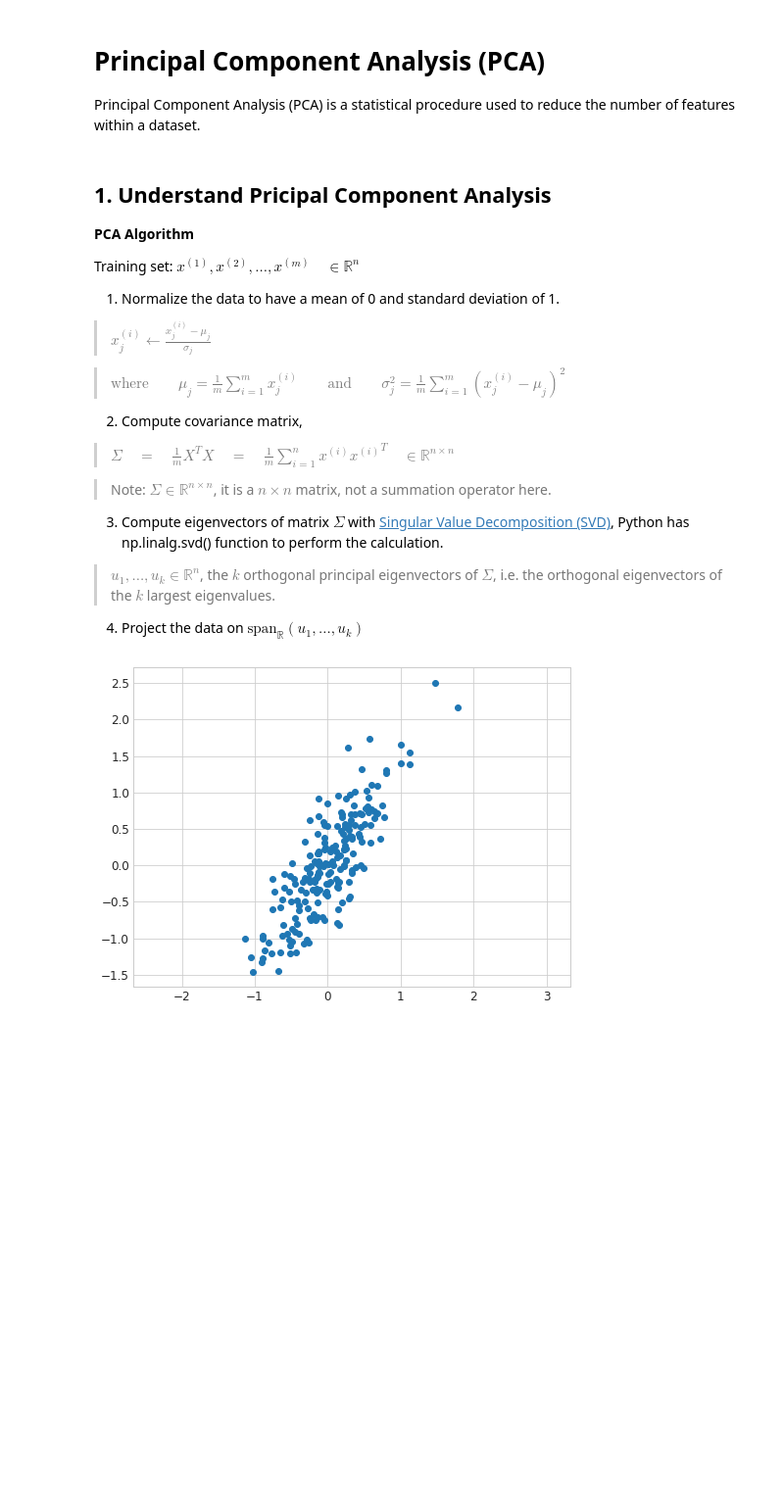
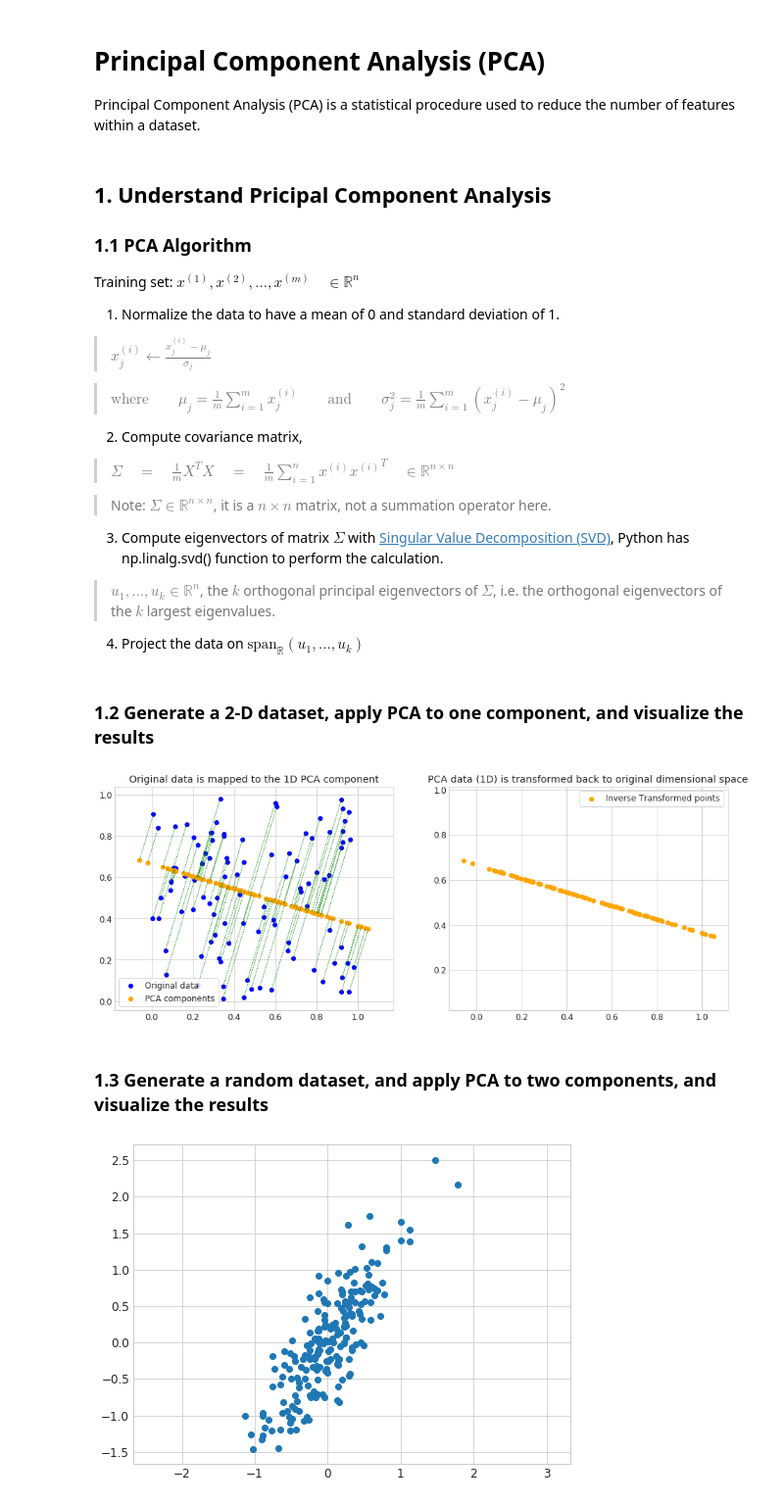
Before and after one commit to jchen8000/MachineLearning, a Jupyter notebook: Clustering and Unsupervised Learning/Principal_Component_Analysis_(PCA).ipynb, the cells around one changed output. Shown: that part at 98% size. Saved outputs shown, nothing was run; the diff lists cells and outputs as text; code cells hidden in the pictures; blank space fills up the shorter version.

```diff
--- a/Clustering and Unsupervised Learning/Principal_Component_Analysis_(PCA).ipynb
+++ b/Clustering and Unsupervised Learning/Principal_Component_Analysis_(PCA).ipynb
@@ -8,7 +8,7 @@ Principal Component Analysis (PCA) is a statistical procedure used to reduce the
 ## 1. Understand Pricipal Component Analysis
 
 
-**PCA Algorithm**
+### 1.1 PCA Algorithm
 
 Training set: $x^{(1)}, x^{(2)},...,x^{(m)} \quad\in\mathbb{R}^n$
 
@@ -38,6 +38,36 @@ import seaborn as sns
 plt.style.use('seaborn-whitegrid')
 plt.rcParams.update({'font.size': 12})
 sns.set_style('whitegrid')
+# %% [markdown]
+### 1.2 Generate a 2-D dataset, apply PCA to one component, and visualize the results
+# %%
+pca = PCA(1)
+X = np.random.rand(100, 2)
+X_pca = pca.fit_transform(X)
+X_reverse = pca.inverse_transform(X_pca)
+
+
+fig, ax = plt.subplots(1, 2, figsize=(16, 6))
+#fig.subplots_adjust(left=0.0625, right=0.95, wspace=0.5)
+
+
+ax[0].scatter(X[:, 0], X[:, 1], label='Original data', c='blue')
+ax[0].scatter(X_reverse[:, 0], X_reverse[:, 1], label='PCA components', c='orange')
+[ax[0].plot([X[i, 0], X_reverse[i, 0]], [X[i, 1], X_reverse[i, 1]], c='g', linestyle='dashed', linewidth=0.7 ) for i in range(100)]
+ax[0].legend(frameon=True)
+ax[0].axis('equal');
+ax[0].set(title='Original data is mapped to the 1D PCA component')
+
+ax[1].scatter(X_reverse[:, 0], X_reverse[:,1], label='Inverse Transformed points', c='orange')
+ax[1].legend(frameon=True)
+ax[1].axis('equal');
+ax[1].set(title='PCA data (1D) is transformed back to original dimensional space')
+
+plt.show()
+# %% [output]
+[figure, added]
+# %% [markdown]
+### 1.3 Generate a random dataset, and apply PCA to two components, and visualize the results
 # %%
 rng = np.random.RandomState(2)
 X = np.dot(rng.rand(2, 2), rng.randn(2, 200)).T
```
Also changed, not shown: parts of 24 cells of this notebook.
